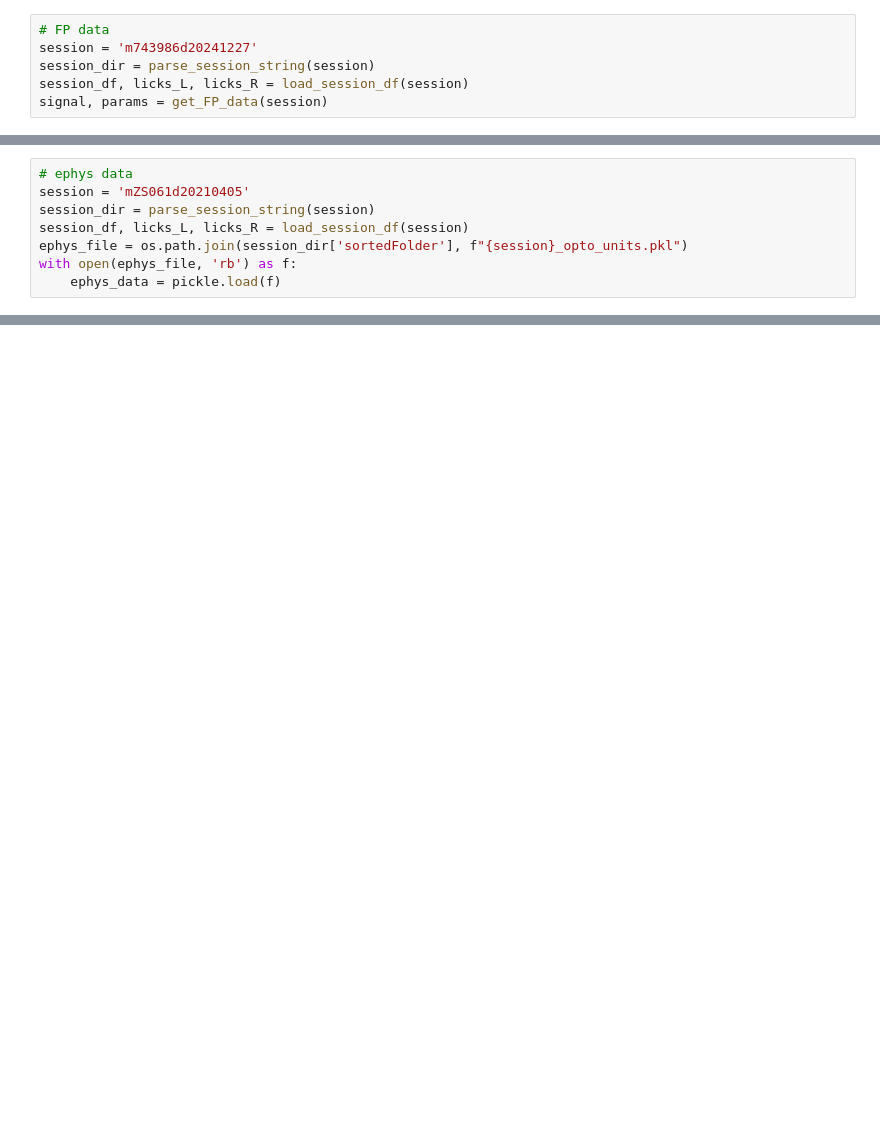
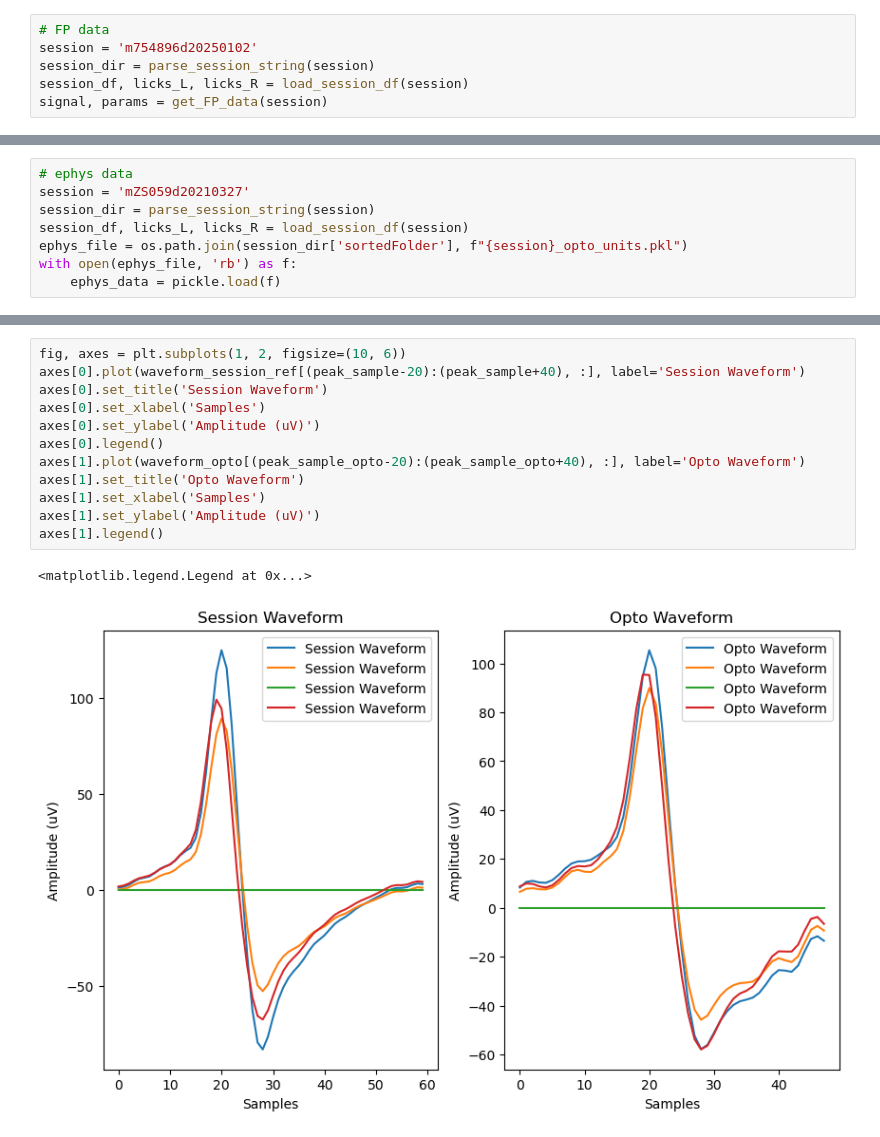
Before and after one commit to AllenNeuralDynamics/aind_su_etal_2022_conversion, a Jupyter notebook: notebooks/read_mat.ipynb, the cells around one changed output, grey strips where cells are left out. Cells and saved outputs as stored; diff of their text form; blank space fills up the shorter version.

```diff
--- a/notebooks/read_mat.ipynb
+++ b/notebooks/read_mat.ipynb
@@ -38,6 +12,6 @@ from contextlib import redirect_stdout
 # %%
 # FP data
-session = 'm743986d20241227'
+session = 'm754896d20250102'
 session_dir = parse_session_string(session)
 session_df, licks_L, licks_R = load_session_df(session)
 signal, params = get_FP_data(session)
@@ -44,6 +20,6 @@ signal, params = get_FP_data(session)
 # %%
 # ephys data
-session = 'mZS061d20210405'
+session = 'mZS059d20210327'
 session_dir = parse_session_string(session)
 session_df, licks_L, licks_R = load_session_df(session)
 ephys_file = os.path.join(session_dir['sortedFolder'], f"{session}_opto_units.pkl")
@@ -51,0 +919,15 @@ with open(ephys_file, 'rb') as f:
+# %%
+fig, axes = plt.subplots(1, 2, figsize=(10, 6))
+axes[0].plot(waveform_session_ref[(peak_sample-20):(peak_sample+40), :], label='Session Waveform')
+axes[0].set_title('Session Waveform')
+axes[0].set_xlabel('Samples')
+axes[0].set_ylabel('Amplitude (uV)')
+axes[0].legend()
+axes[1].plot(waveform_opto[(peak_sample_opto-20):(peak_sample_opto+40), :], label='Opto Waveform')
+axes[1].set_title('Opto Waveform')
+axes[1].set_xlabel('Samples')
+axes[1].set_ylabel('Amplitude (uV)')
+axes[1].legend()
+# %% [output]
+<matplotlib.legend.Legend at 0x...>
+[figure, added]
```
Also changed, not shown: parts of 13 cells of this notebook, 7 other files.
